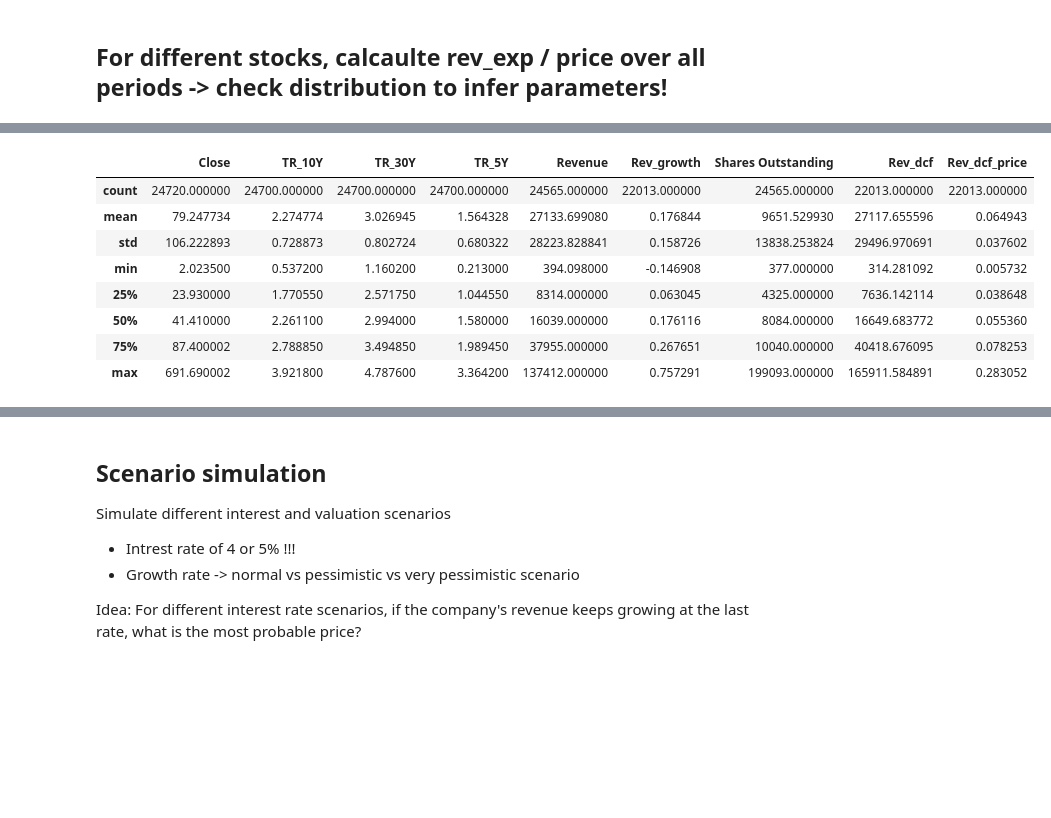
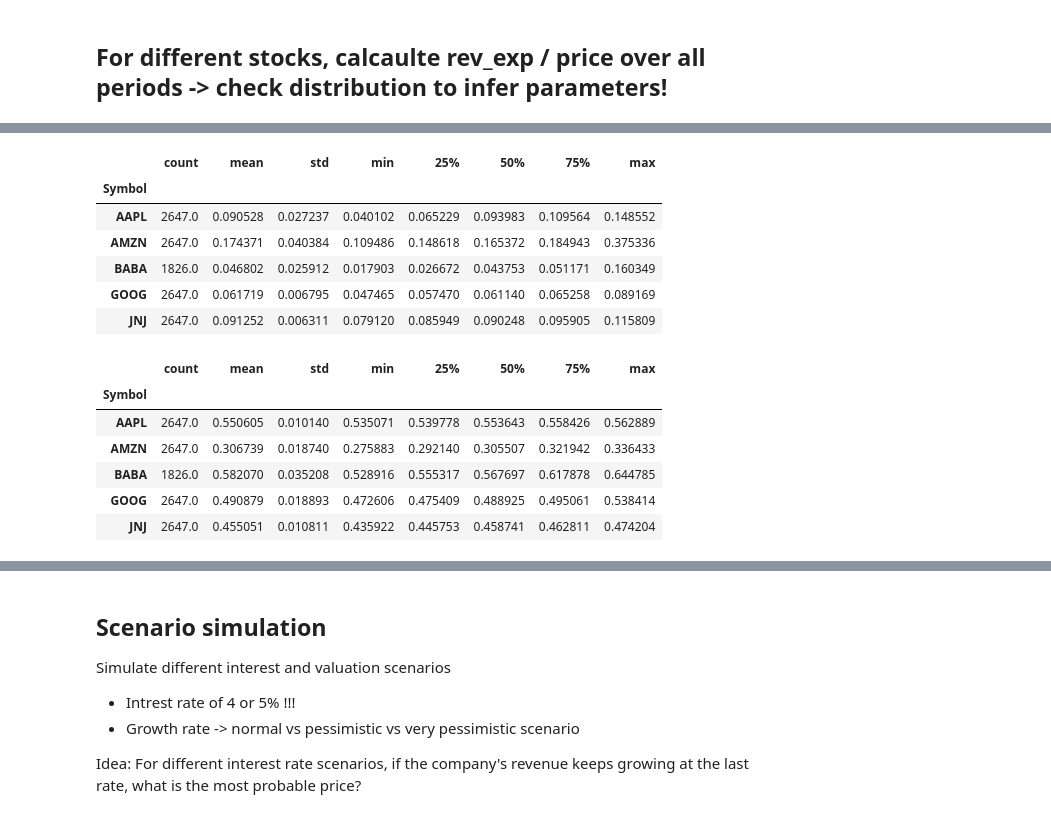
Before and after one commit to Mebbel/PortfolioManagement, a Jupyter notebook: _C013_Equity_Valuation.ipynb, the cells around one changed output, grey strips where cells are left out. Cells and saved outputs as stored; diff of their text form; code cells hidden in the pictures; blank space fills up the shorter version.

```diff
--- a/_C013_Equity_Valuation.ipynb
+++ b/_C013_Equity_Valuation.ipynb
@@ -274,7 +523,9 @@ def calc_dcf(x):
 # %%
 # Apply on all rows
-df_val['Rev_dcf'] = df_val.apply(lambda x: calc_dcf(x), axis=1)
+df_val = df_val[df_val.Date >= '2015-01-01'].apply(calc_dcf_wrapper, axis=1)
 # %% [markdown]
 ## For different stocks, calcaulte rev_exp / price over all periods -> check distribution to infer parameters!
 # %%
 df_val['Rev_dcf_price'] = df_val['Rev_dcf'] / df_val['Shares Outstanding'] / df_val['Close']
+df_val['Inc_dcf_price'] = df_val['Inc_dcf'] / df_val['Shares Outstanding'] / df_val['Close']
+df_val['Inc_dcf_per_share'] = df_val['Inc_dcf'] / df_val['Shares Outstanding']
@@ -280,0 +542,14 @@ df_val['Rev_dcf_price'] = df_val['Rev_dcf'] / df_val['Shares Outstanding'] / df_
+# %%
+# Forward PE Ratio
+# df_val = df_val.assign(PE_ratio = lambda x: (x['Close'] / (x['Inc_SUM'] / x['Shares Outstanding'])))
+
+# g = sns.FacetGrid(data=df_val, col='Symbol', col_wrap=5)
+# g.map(sns.histplot, 'PE_ratio')
+
+def FPE_extract(x):
+
+    x['Forward_Eearnings'] = sum(x['Inc_fc'][:3])
+    return x
+
+df_val = df_val.apply(FPE_extract, axis=1)
+# df_val.loc[~np.isnan(df_val.Rev_dcf)].head()
@@ -281,12 +562,24 @@ df_val['Rev_dcf_price'] = df_val['Rev_dcf'] / df_val['Shares Outstanding'] / df_
+# %%
+# Forward Price Earnings
+
+df_val = df_val.assign(FPE = lambda x: x['Forward_Eearnings'] / x['Shares Outstanding'] / x['Close'])
+
+df_val.groupby('Symbol')['FPE'].describe().head()
+# %% [output]
+|  | count | mean | std | min | 25% | 50% | 75% | max |
+| Symbol |  |  |  |  |  |  |  |  |
+| AAPL | 2647.0 | 0.090528 | 0.027237 | 0.040102 | 0.065229 | 0.093983 | 0.109564 | 0.148552 |
+| AMZN | 2647.0 | 0.174371 | 0.040384 | 0.109486 | 0.148618 | 0.165372 | 0.184943 | 0.375336 |
+| BABA | 1826.0 | 0.046802 | 0.025912 | 0.017903 | 0.026672 | 0.043753 | 0.051171 | 0.160349 |
+| GOOG | 2647.0 | 0.061719 | 0.006795 | 0.047465 | 0.057470 | 0.061140 | 0.065258 | 0.089169 |
+| JNJ | 2647.0 | 0.091252 | 0.006311 | 0.079120 | 0.085949 | 0.090248 | 0.095905 | 0.115809 |
 # %%
-df_val.describe()
+df_val.groupby('Symbol')['Cost_Avg'].describe().head()
 # %% [output]
-|  | Close | TR_10Y | TR_30Y | TR_5Y | Revenue | Rev_growth | Shares Outstanding | Rev_dcf | Rev_dcf_price |
-| count | 24720.000000 | 24700.000000 | 24700.000000 | 24700.000000 | 24565.000000 | 22013.000000 | 24565.000000 | 22013.000000 | 22013.000000 |
-| mean | 79.247734 | 2.274774 | 3.026945 | 1.564328 | 27133.699080 | 0.176844 | 9651.529930 | 27117.655596 | 0.064943 |
-| std | 106.222893 | 0.728873 | 0.802724 | 0.680322 | 28223.828841 | 0.158726 | 13838.253824 | 29496.970691 | 0.037602 |
-| min | 2.023500 | 0.537200 | 1.160200 | 0.213000 | 394.098000 | -0.146908 | 377.000000 | 314.281092 | 0.005732 |
-| 25% | 23.930000 | 1.770550 | 2.571750 | 1.044550 | 8314.000000 | 0.063045 | 4325.000000 | 7636.142114 | 0.038648 |
-| 50% | 41.410000 | 2.261100 | 2.994000 | 1.580000 | 16039.000000 | 0.176116 | 8084.000000 | 16649.683772 | 0.055360 |
-| 75% | 87.400002 | 2.788850 | 3.494850 | 1.989450 | 37955.000000 | 0.267651 | 10040.000000 | 40418.676095 | 0.078253 |
-| max | 691.690002 | 3.921800 | 4.787600 | 3.364200 | 137412.000000 | 0.757291 | 199093.000000 | 165911.584891 | 0.283052 |
+|  | count | mean | std | min | 25% | 50% | 75% | max |
+| Symbol |  |  |  |  |  |  |  |  |
+| AAPL | 2647.0 | 0.550605 | 0.010140 | 0.535071 | 0.539778 | 0.553643 | 0.558426 | 0.562889 |
+| AMZN | 2647.0 | 0.306739 | 0.018740 | 0.275883 | 0.292140 | 0.305507 | 0.321942 | 0.336433 |
+| BABA | 1826.0 | 0.582070 | 0.035208 | 0.528916 | 0.555317 | 0.567697 | 0.617878 | 0.644785 |
+| GOOG | 2647.0 | 0.490879 | 0.018893 | 0.472606 | 0.475409 | 0.488925 | 0.495061 | 0.538414 |
+| JNJ | 2647.0 | 0.455051 | 0.010811 | 0.435922 | 0.445753 | 0.458741 | 0.462811 | 0.474204 |
```
Also changed, not shown: parts of 30 cells of this notebook, 2 other files.
